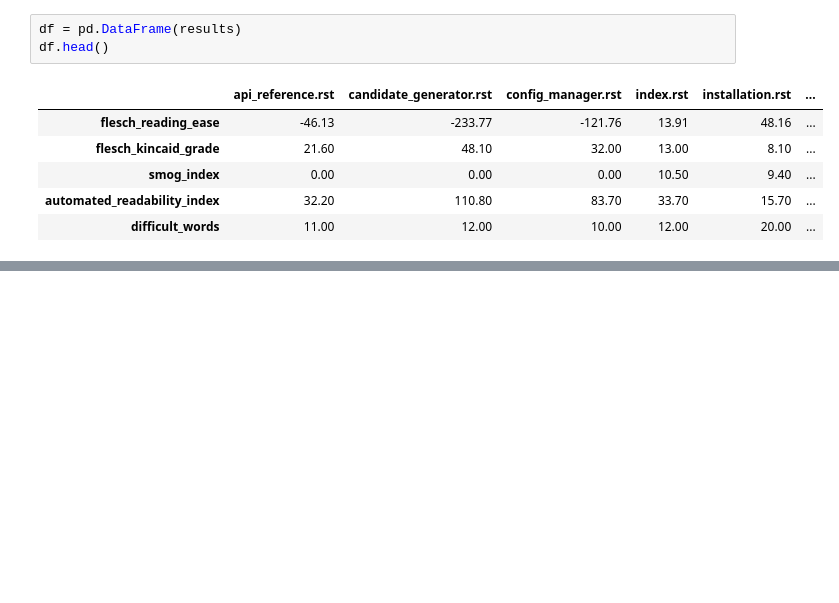
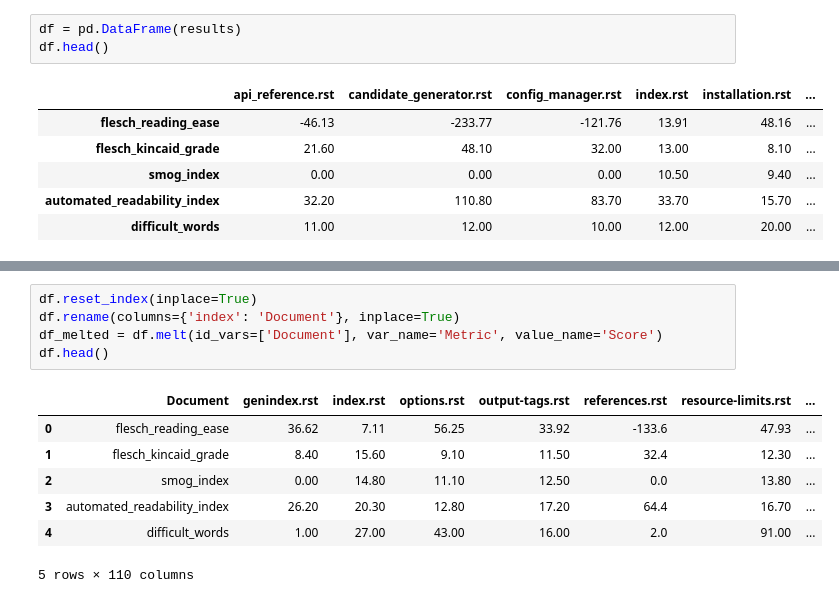
Before and after one commit to gschandan/PySynthLab, a Jupyter notebook: src/evaluation/analyse_documentation.ipynb, the cells around one changed output, grey strips where cells are left out. Cells and saved outputs as stored; diff of their text form; blank space fills up the shorter version.

```diff
--- a/src/evaluation/analyse_documentation.ipynb
+++ b/src/evaluation/analyse_documentation.ipynb
@@ -125,0 +178,13 @@ plt.show()
+# %%
+df.reset_index(inplace=True)
+df.rename(columns={'index': 'Document'}, inplace=True)
+df_melted = df.melt(id_vars=['Document'], var_name='Metric', value_name='Score')
+df.head()
+# %% [output]
+|  | Document | genindex.rst | index.rst | options.rst | output-tags.rst | references.rst | resource-limits.rst | ... |
+| 0 | flesch_reading_ease | 36.62 | 7.11 | 56.25 | 33.92 | -133.6 | 47.93 | ... |
+| 1 | flesch_kincaid_grade | 8.40 | 15.60 | 9.10 | 11.50 | 32.4 | 12.30 | ... |
+| 2 | smog_index | 0.00 | 14.80 | 11.10 | 12.50 | 0.0 | 13.80 | ... |
+| 3 | automated_readability_index | 26.20 | 20.30 | 12.80 | 17.20 | 64.4 | 16.70 | ... |
+| 4 | difficult_words | 1.00 | 27.00 | 43.00 | 16.00 | 2.0 | 91.00 | ... |
+5 rows × 110 columns
```
Also changed, not shown: parts of 10 cells of this notebook, 4 other files.
